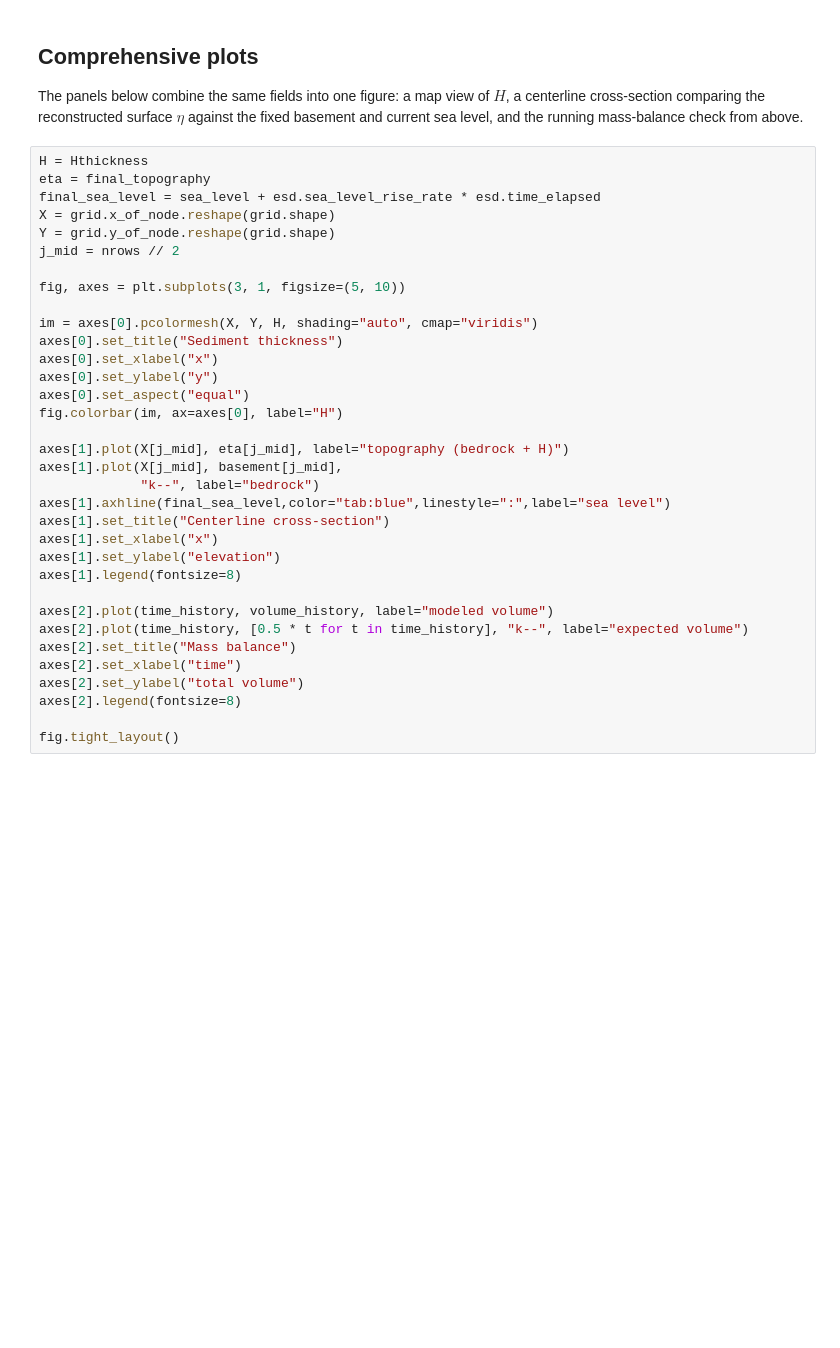
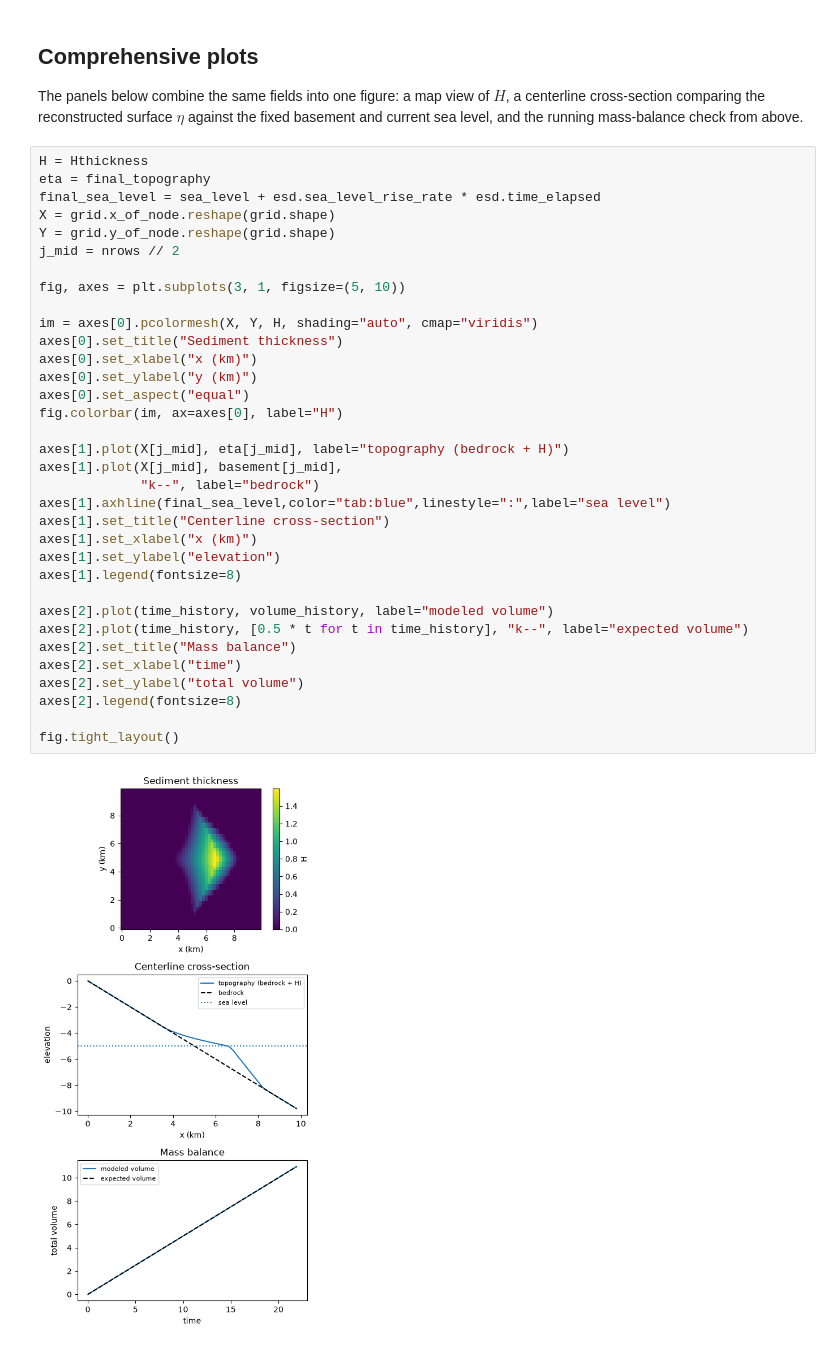
Before and after one commit to vietbuiminh/landlab, a Jupyter notebook: docs/source/tutorials/geoenthalpy_delta/geoenthalpy_delta.ipynb, the cells around one changed output. Saved outputs shown, nothing was run; the diff lists cells and outputs as text; blank space fills up the shorter version.

```diff
--- a/docs/source/tutorials/geoenthalpy_delta/geoenthalpy_delta.ipynb
+++ b/docs/source/tutorials/geoenthalpy_delta/geoenthalpy_delta.ipynb
@@ -300,33 +330,35 @@ mass-balance check from above.
 H = Hthickness
 eta = final_topography
 final_sea_level = sea_level + esd.sea_level_rise_rate * esd.time_elapsed
 X = grid.x_of_node.reshape(grid.shape)
 Y = grid.y_of_node.reshape(grid.shape)
 j_mid = nrows // 2
 
 fig, axes = plt.subplots(3, 1, figsize=(5, 10))
 
 im = axes[0].pcolormesh(X, Y, H, shading="auto", cmap="viridis")
 axes[0].set_title("Sediment thickness")
-axes[0].set_xlabel("x")
-axes[0].set_ylabel("y")
+axes[0].set_xlabel("x (km)")
+axes[0].set_ylabel("y (km)")
 axes[0].set_aspect("equal")
 fig.colorbar(im, ax=axes[0], label="H")
 
 axes[1].plot(X[j_mid], eta[j_mid], label="topography (bedrock + H)")
 axes[1].plot(X[j_mid], basement[j_mid],
              "k--", label="bedrock")
 axes[1].axhline(final_sea_level,color="tab:blue",linestyle=":",label="sea level")
 axes[1].set_title("Centerline cross-section")
-axes[1].set_xlabel("x")
+axes[1].set_xlabel("x (km)")
 axes[1].set_ylabel("elevation")
 axes[1].legend(fontsize=8)
 
 axes[2].plot(time_history, volume_history, label="modeled volume")
 axes[2].plot(time_history, [0.5 * t for t in time_history], "k--", label="expected volume")
 axes[2].set_title("Mass balance")
 axes[2].set_xlabel("time")
 axes[2].set_ylabel("total volume")
 axes[2].legend(fontsize=8)
 
 fig.tight_layout()
+# %% [output]
+[figure, added]
```
Also changed, not shown: parts of 10 cells of this notebook.
